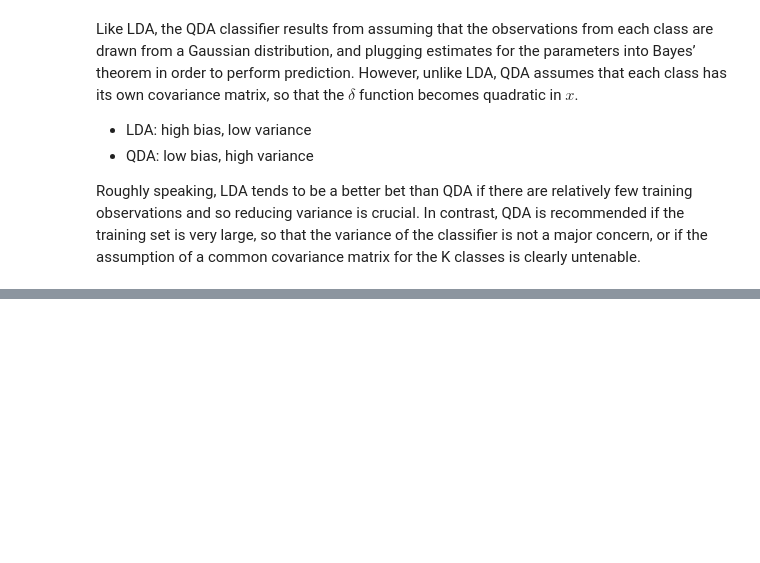
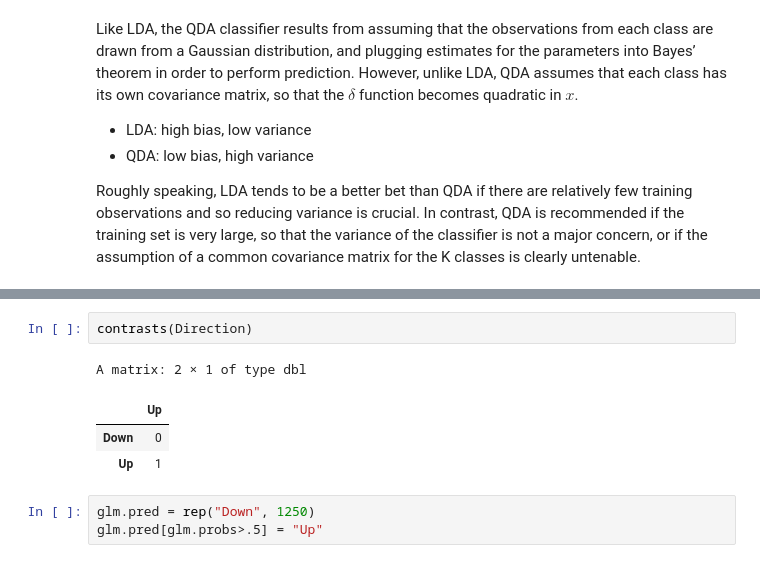
Before and after one commit to guglielmosanchini/StatisticsPy, a Jupyter notebook: IntrotoStatisticalLearning/Chapter_4.ipynb, the cells around one changed output, grey strips where cells are left out. Cells and saved outputs as stored; diff of their text form; blank space fills up the shorter version.

```diff
--- a/IntrotoStatisticalLearning/Chapter_4.ipynb
+++ b/IntrotoStatisticalLearning/Chapter_4.ipynb
@@ -108,0 +198,10 @@ Roughly speaking, LDA tends to be a better bet than QDA if there are relatively
+# %%
+contrasts(Direction)
+# %% [output]
+A matrix: 2 × 1 of type dbl
+|  | Up |
+| Down | 0 |
+| Up | 1 |
+# %%
+glm.pred = rep("Down", 1250)
+glm.pred[glm.probs>.5] = "Up"
```
Also changed, not shown: parts of 32 cells of this notebook, 2 other files.
